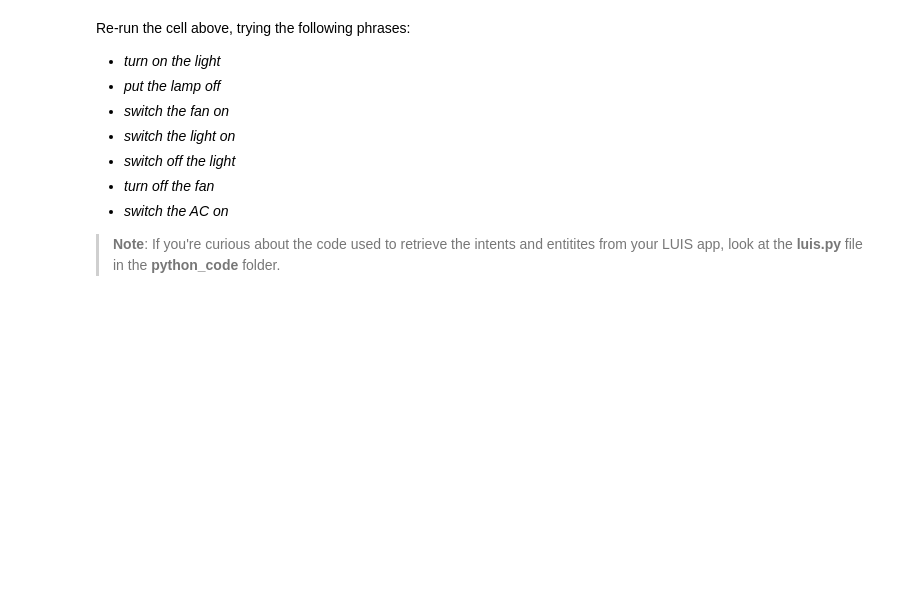
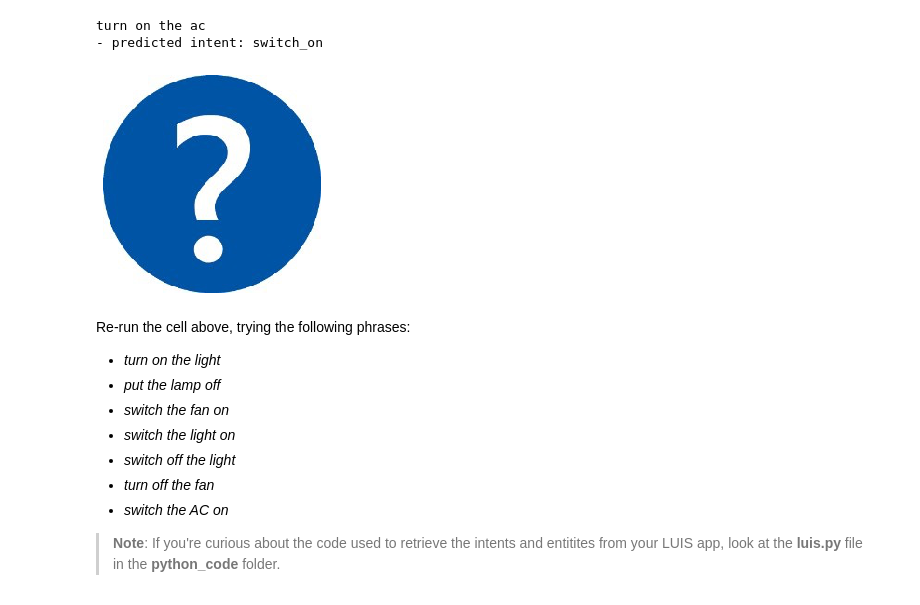
Before and after one commit to MicrosoftDocs/ai-fundamentals, a Jupyter notebook: 02d - Language Understanding.ipynb, the cells around one changed output. Cells and saved outputs as stored; diff of their text form; code cells hidden in the pictures; blank space fills up the shorter version.

```diff
--- a/02d - Language Understanding.ipynb
+++ b/02d - Language Understanding.ipynb
@@ -81,29 +80,33 @@ To use your trained model in a client application, you must publish it as an end
 # %%
 from python_code import luis
 import matplotlib.pyplot as plt
 from PIL import Image
 import os
 %matplotlib inline
 
 try:
     # Set up API configuration
-    luis_app_id = 'YOUR_LUIS_APP_ID'
-    luis_key = 'YOUR_LUIS_KEY'
-    luis_endpoint = 'YOUR_LUIS_ENDPOINT'
+    luis_app_id = '5df96c68-dee6-4963-90d8-9be93a3b7d05'
+    luis_key = '2c26d92b98a1427383571afe2aee35aa'
+    luis_endpoint = 'https://aifun-9.cognitiveservices.azure.com/'
 
     # prompt for a command
     command = input('Please enter a command: \n')
 
     # get the predicted intent and entity (code in python_code.home_auto.py)
     action = luis.get_intent(luis_app_id, luis_key, luis_endpoint, command)
 
     # display an appropriate image
     img_name = action + '.jpg'
     img = Image.open(os.path.join("data", "luis" ,img_name))
     plt.axis('off')
     plt. imshow(img)
 except Exception as ex:
     print(ex)
+# %% [output]
+turn on the ac
+- predicted intent: switch_on
+[figure, added]
 # %% [markdown]
 Re-run the cell above, trying the following phrases:
 
```
Also changed, not shown: parts of 4 cells of this notebook.
